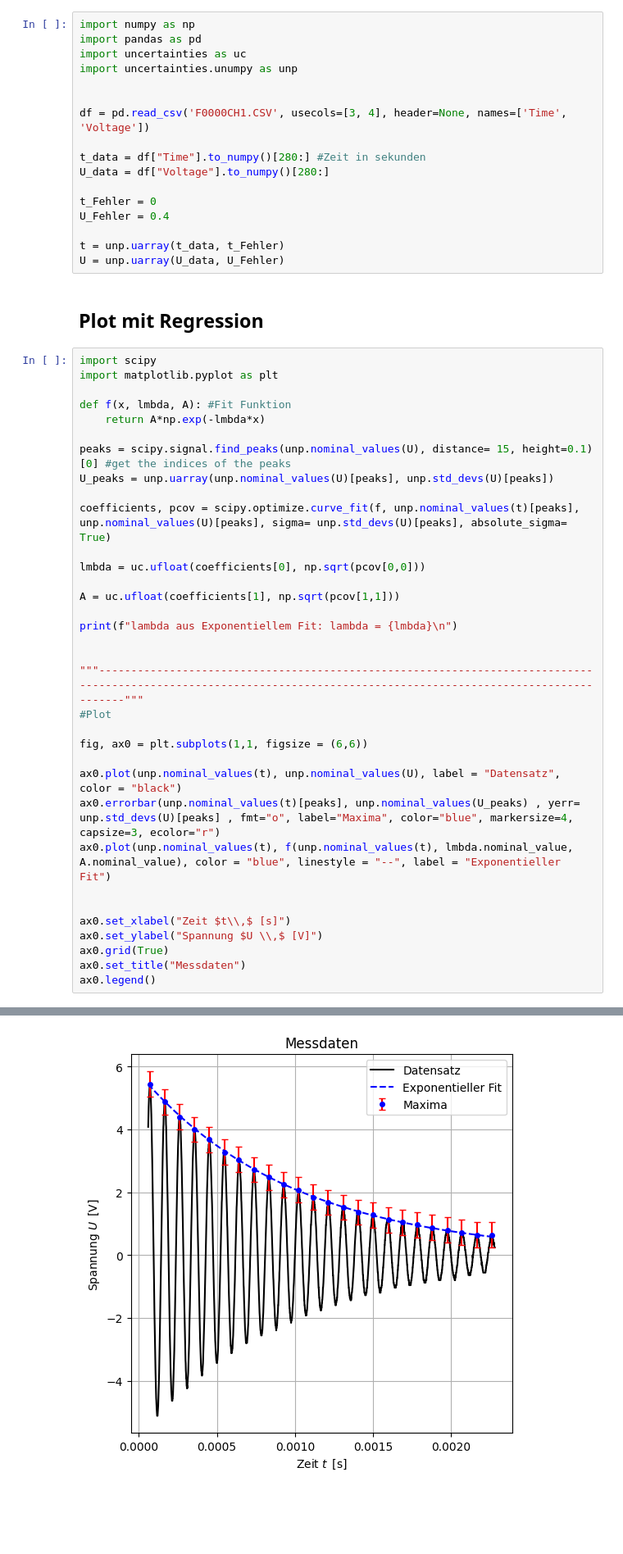
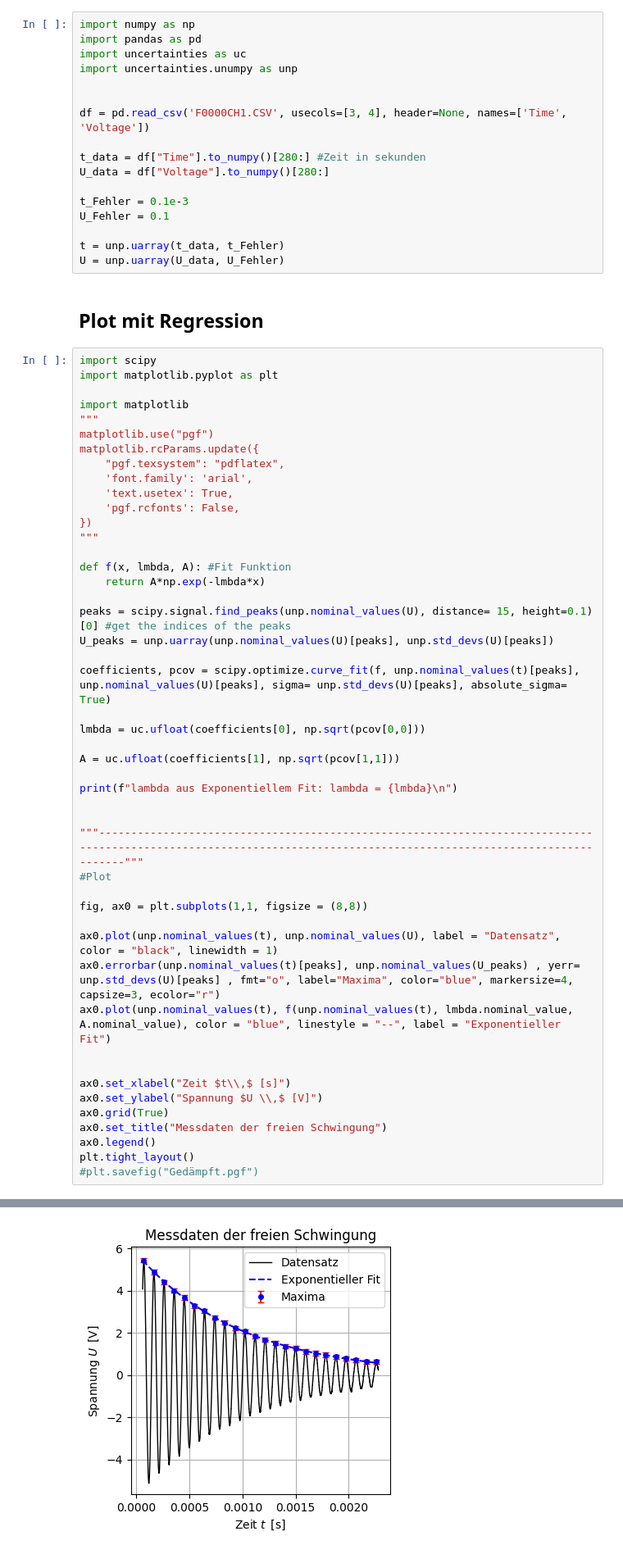
Before and after one commit to Beimi974/Grundpraktikum-Physik, a Jupyter notebook: Ic Versuche/V28 Schwingkreise/Schwingkreise 3.1.ipynb, the cells around one changed output, grey strips where cells are left out. Shown at 82% size. Saved outputs shown, nothing was run; the diff lists cells and outputs as text; blank space fills up the shorter version.

```diff
--- a/Ic Versuche/V28 Schwingkreise/Schwingkreise 3.1.ipynb
+++ b/Ic Versuche/V28 Schwingkreise/Schwingkreise 3.1.ipynb
@@ -12,8 +12,8 @@ df = pd.read_csv('F0000CH1.CSV', usecols=[3, 4], header=None, names=['Time', 'Vo
 t_data = df["Time"].to_numpy()[280:] #Zeit in sekunden
 U_data = df["Voltage"].to_numpy()[280:]
 
-t_Fehler = 0
-U_Fehler = 0.4
+t_Fehler = 0.1e-3
+U_Fehler = 0.1
 
 t = unp.uarray(t_data, t_Fehler)
 U = unp.uarray(U_data, U_Fehler)
@@ -22,6 +22,17 @@ U = unp.uarray(U_data, U_Fehler)
 # %%
 import scipy
 import matplotlib.pyplot as plt
+
+import matplotlib
+"""
+matplotlib.use("pgf")
+matplotlib.rcParams.update({
+    "pgf.texsystem": "pdflatex",
+    'font.family': 'arial',
+    'text.usetex': True,
+    'pgf.rcfonts': False,
+})
+"""
 
 def f(x, lmbda, A): #Fit Funktion
     return A*np.exp(-lmbda*x)
@@ -41,9 +52,9 @@ print(f"lambda aus Exponentiellem Fit: lambda = {lmbda}\n")
 """--------------------------------------------------------------------------------------------------------------------------------------------------------------------"""
 #Plot
 
-fig, ax0 = plt.subplots(1,1, figsize = (6,6))
+fig, ax0 = plt.subplots(1,1, figsize = (8,8))
 
-ax0.plot(unp.nominal_values(t), unp.nominal_values(U), label = "Datensatz", color = "black")
+ax0.plot(unp.nominal_values(t), unp.nominal_values(U), label = "Datensatz", color = "black", linewidth = 1)
 ax0.errorbar(unp.nominal_values(t)[peaks], unp.nominal_values(U_peaks) , yerr= unp.std_devs(U)[peaks] , fmt="o", label="Maxima", color="blue", markersize=4, capsize=3, ecolor="r")
 ax0.plot(unp.nominal_values(t), f(unp.nominal_values(t), lmbda.nominal_value, A.nominal_value), color = "blue", linestyle = "--", label = "Exponentieller Fit")
 
@@ -51,6 +62,8 @@ ax0.plot(unp.nominal_values(t), f(unp.nominal_values(t), lmbda.nominal_value, A.
 ax0.set_xlabel("Zeit $t\\,$ [s]")
 ax0.set_ylabel("Spannung $U \\,$ [V]")
 ax0.grid(True)
-ax0.set_title("Messdaten")
+ax0.set_title("Messdaten der freien Schwingung")
 ax0.legend()
+plt.tight_layout()
+#plt.savefig("Gedämpft.pgf")
 # %% [output]
@@ -59,4 +71,4 @@ lambda aus Exponentiellem Fit: lambda = (1.02+/-0.07)e+03
-[figure, old version]
+[figure, new version]
 # %% [markdown]
 ## **Logarithmischer Plot und Dekrement**
 # %%
```
Also changed, not shown: parts of 2 cells of this notebook, 8 other files.
